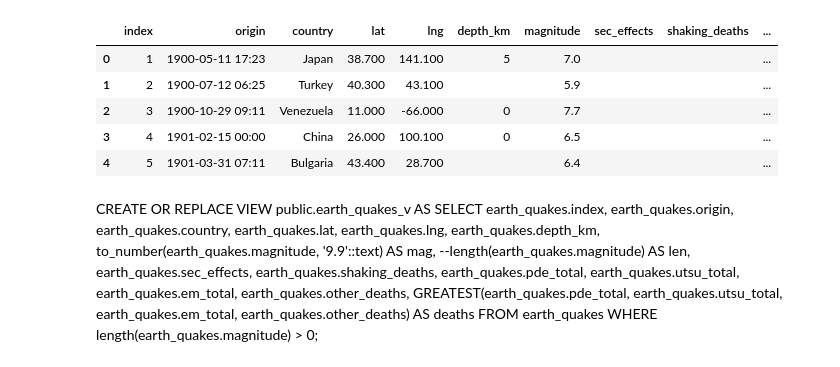
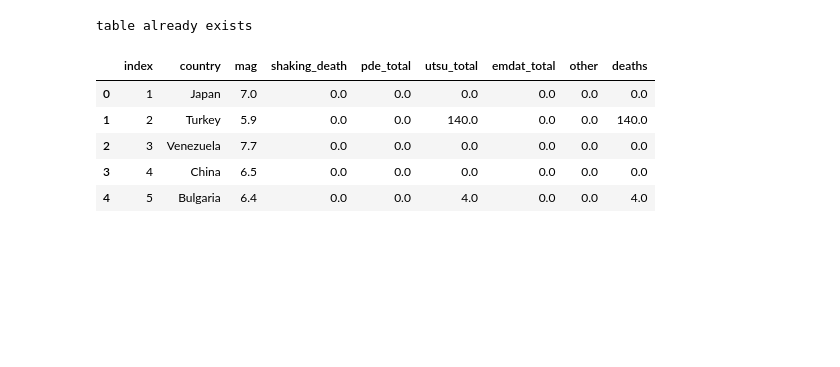
Before and after one commit to shrutijalewar/data-question-3-xtreme-united, a Jupyter notebook: Assigment3.ipynb, the cells around one changed output. Saved outputs shown, nothing was run; the diff lists cells and outputs as text; code cells hidden in the pictures; blank space fills up the shorter version.

```diff
--- a/Assigment3.ipynb
+++ b/Assigment3.ipynb
@@ -38,0 +154,8 @@ eq_df.head()
+# %%
+# eq_df.head(5)
+eq_df.info()
+
+eq_df_mag_deaths= eq_df[['country','magnitude','shaking_death',
+                          'pde_total','utsu_total','em_total','other_deaths','deaths']]
+eq_df_mag_deaths = eq_df_mag_deaths.fillna(0)
+eq_df_mag_deaths.head(5)
@@ -39,32 +187,20 @@ eq_df.head()
 # %%
 from sqlalchemy import create_engine
 engine = create_engine('postgresql://postgres:Dg033018@127.0.0.1:5432/nashville')
-#eq_df.to_sql('earth_quakes', engine)
-eq_df_sql =pd.read_sql_query('select * from earth_quakes',con=engine)
-eq_df_sql .head(5)
+
+try:
+    eq_df_mag_deaths.to_sql('mag_death', engine)
+except ValueError:
+    print('table already exists')
+
+
+eq_df_mag_deaths = pd.read_sql_query('select * from mag_death',con=engine)
+eq_df_mag_deaths.head(5)
 # %% [output]
+table already exists
-|  | index | origin | country | lat | lng | depth_km | magnitude | sec_effects | shaking_deaths | ... |
-| 0 | 1 | 1900-05-11 17:23 | Japan | 38.700 | 141.100 | 5 | 7.0 |  |  | ... |
-| 1 | 2 | 1900-07-12 06:25 | Turkey | 40.300 | 43.100 |  | 5.9 |  |  | ... |
-| 2 | 3 | 1900-10-29 09:11 | Venezuela | 11.000 | -66.000 | 0 | 7.7 |  |  | ... |
-| 3 | 4 | 1901-02-15 00:00 | China | 26.000 | 100.100 | 0 | 6.5 |  |  | ... |
-| 4 | 5 | 1901-03-31 07:11 | Bulgaria | 43.400 | 28.700 |  | 6.4 |  |  | ... |
+|  | index | country | mag | shaking_death | pde_total | utsu_total | emdat_total | other | deaths |
+| 0 | 1 | Japan | 7.0 | 0.0 | 0.0 | 0.0 | 0.0 | 0.0 | 0.0 |
+| 1 | 2 | Turkey | 5.9 | 0.0 | 0.0 | 140.0 | 0.0 | 0.0 | 140.0 |
+| 2 | 3 | Venezuela | 7.7 | 0.0 | 0.0 | 0.0 | 0.0 | 0.0 | 0.0 |
+| 3 | 4 | China | 6.5 | 0.0 | 0.0 | 0.0 | 0.0 | 0.0 | 0.0 |
+| 4 | 5 | Bulgaria | 6.4 | 0.0 | 0.0 | 4.0 | 0.0 | 0.0 | 4.0 |
-# %% [markdown]
-CREATE OR REPLACE VIEW public.earth_quakes_v AS
- SELECT earth_quakes.index,
-    earth_quakes.origin,
-    earth_quakes.country,
-    earth_quakes.lat,
-    earth_quakes.lng,
-    earth_quakes.depth_km,
-    to_number(earth_quakes.magnitude, '9.9'::text) AS mag,
-    --length(earth_quakes.magnitude) AS len,
-    earth_quakes.sec_effects,
-    earth_quakes.shaking_deaths,
-    earth_quakes.pde_total,
-    earth_quakes.utsu_total,
-    earth_quakes.em_total,
-    earth_quakes.other_deaths,
-    GREATEST(earth_quakes.pde_total, earth_quakes.utsu_total, earth_quakes.em_total, earth_quakes.other_deaths) AS deaths
-   FROM earth_quakes
-  WHERE length(earth_quakes.magnitude) > 0;
```
Also changed, not shown: parts of 18 cells of this notebook.
